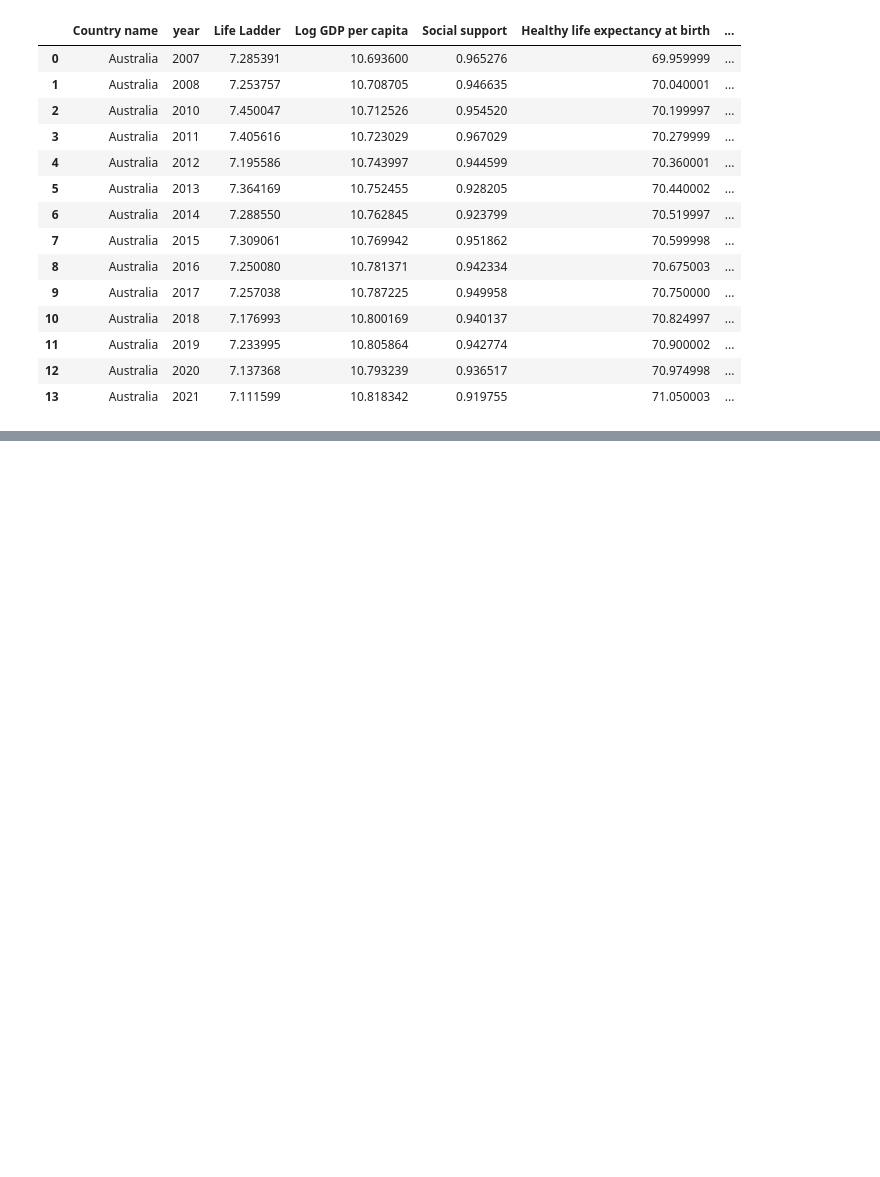
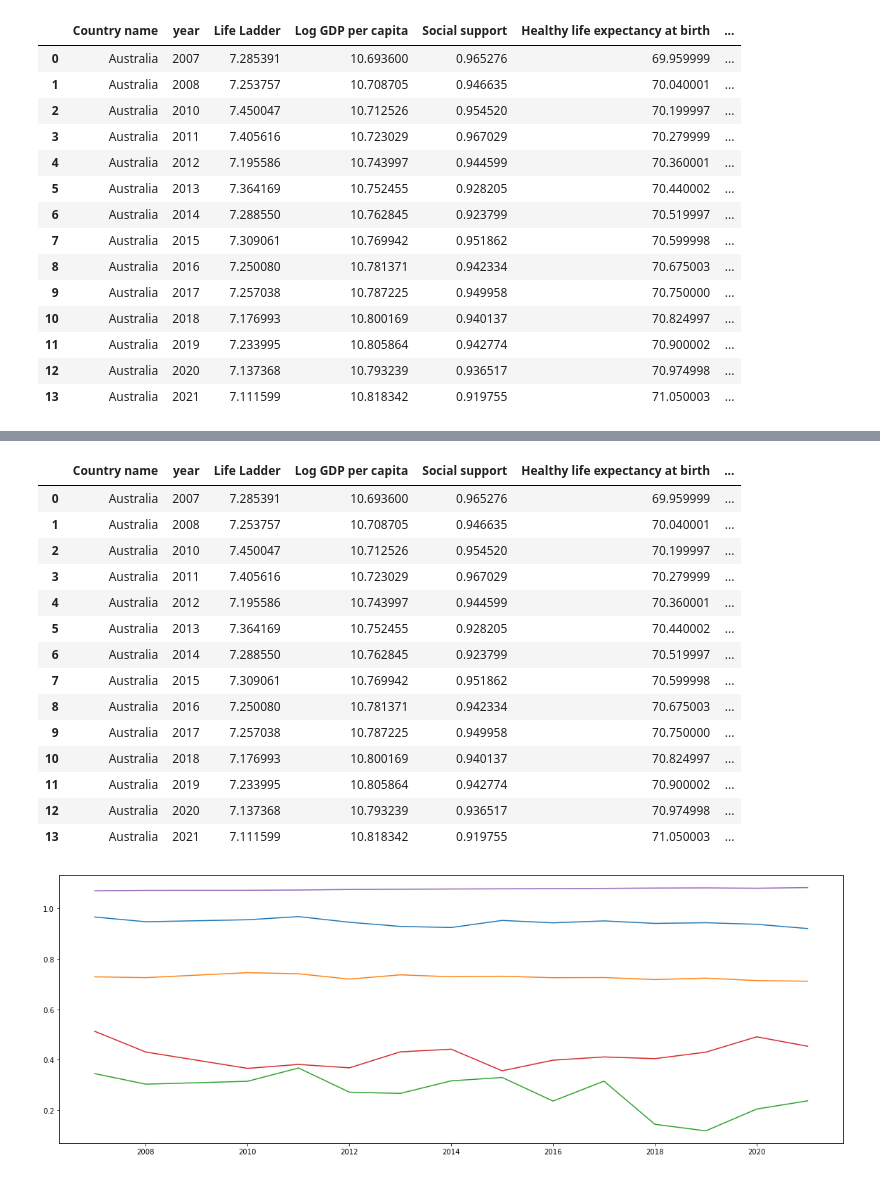
Before and after one commit to ArchanaKarri/Project-One, a Jupyter notebook: Happiness-Analysis.ipynb, the cells around one changed output, grey strips where cells are left out. Cells and saved outputs as stored; diff of their text form; code cells hidden in the pictures; blank space fills up the shorter version.

```diff
--- a/Happiness-Analysis.ipynb
+++ b/Happiness-Analysis.ipynb
@@ -140,12 +240,41 @@ plt.show()
 # %%
 # Unwanted
 
-years = list(df_country_aus['year'])
-lifeladder_aus=list(df_country_aus['Life Ladder'])
+years_aus = df_aus['year']
+lifeladder_aus=df_aus['Life Ladder']
+socialsupport_aus=df_aus['Social support']
+generosity_aus=df_aus['Generosity']
+corruption_aus=df_aus['Perceptions of corruption']
+gdp_aus=df_aus['Log GDP per capita']
 fig = plt.figure(figsize =(20, 7))
-plt.bar(years,lifeladder_aus,color ='green', width = 0.5)
+#plt.plot(years_aus,gdp_aus)
+plt.plot (years_aus,socialsupport_aus)
+plt.plot(years_aus,lifeladder_aus/10)
+plt.plot (years_aus,generosity_aus)
+plt.plot (years_aus,corruption_aus)
+plt.plot (years_aus,gdp_aus/10)
+
+
 plt.xticks(rotation='horizontal')
 plt.yticks(rotation='horizontal')
+df_aus
+# %% [output]
+|  | Country name | year | Life Ladder | Log GDP per capita | Social support | Healthy life expectancy at birth | ... |
+| 0 | Australia | 2007 | 7.285391 | 10.693600 | 0.965276 | 69.959999 | ... |
+| 1 | Australia | 2008 | 7.253757 | 10.708705 | 0.946635 | 70.040001 | ... |
+| 2 | Australia | 2010 | 7.450047 | 10.712526 | 0.954520 | 70.199997 | ... |
+| 3 | Australia | 2011 | 7.405616 | 10.723029 | 0.967029 | 70.279999 | ... |
+| 4 | Australia | 2012 | 7.195586 | 10.743997 | 0.944599 | 70.360001 | ... |
+| 5 | Australia | 2013 | 7.364169 | 10.752455 | 0.928205 | 70.440002 | ... |
+| 6 | Australia | 2014 | 7.288550 | 10.762845 | 0.923799 | 70.519997 | ... |
+| 7 | Australia | 2015 | 7.309061 | 10.769942 | 0.951862 | 70.599998 | ... |
+| 8 | Australia | 2016 | 7.250080 | 10.781371 | 0.942334 | 70.675003 | ... |
+| 9 | Australia | 2017 | 7.257038 | 10.787225 | 0.949958 | 70.750000 | ... |
+| 10 | Australia | 2018 | 7.176993 | 10.800169 | 0.940137 | 70.824997 | ... |
+| 11 | Australia | 2019 | 7.233995 | 10.805864 | 0.942774 | 70.900002 | ... |
+| 12 | Australia | 2020 | 7.137368 | 10.793239 | 0.936517 | 70.974998 | ... |
+| 13 | Australia | 2021 | 7.111599 | 10.818342 | 0.919755 | 71.050003 | ... |
+[figure, added]
 # %%
 # Unwanted
 plt.bar(years,df_country_aus['Positive affect'],color ='green', width = 0.5)
```
Also changed, not shown: parts of 10 cells of this notebook.
